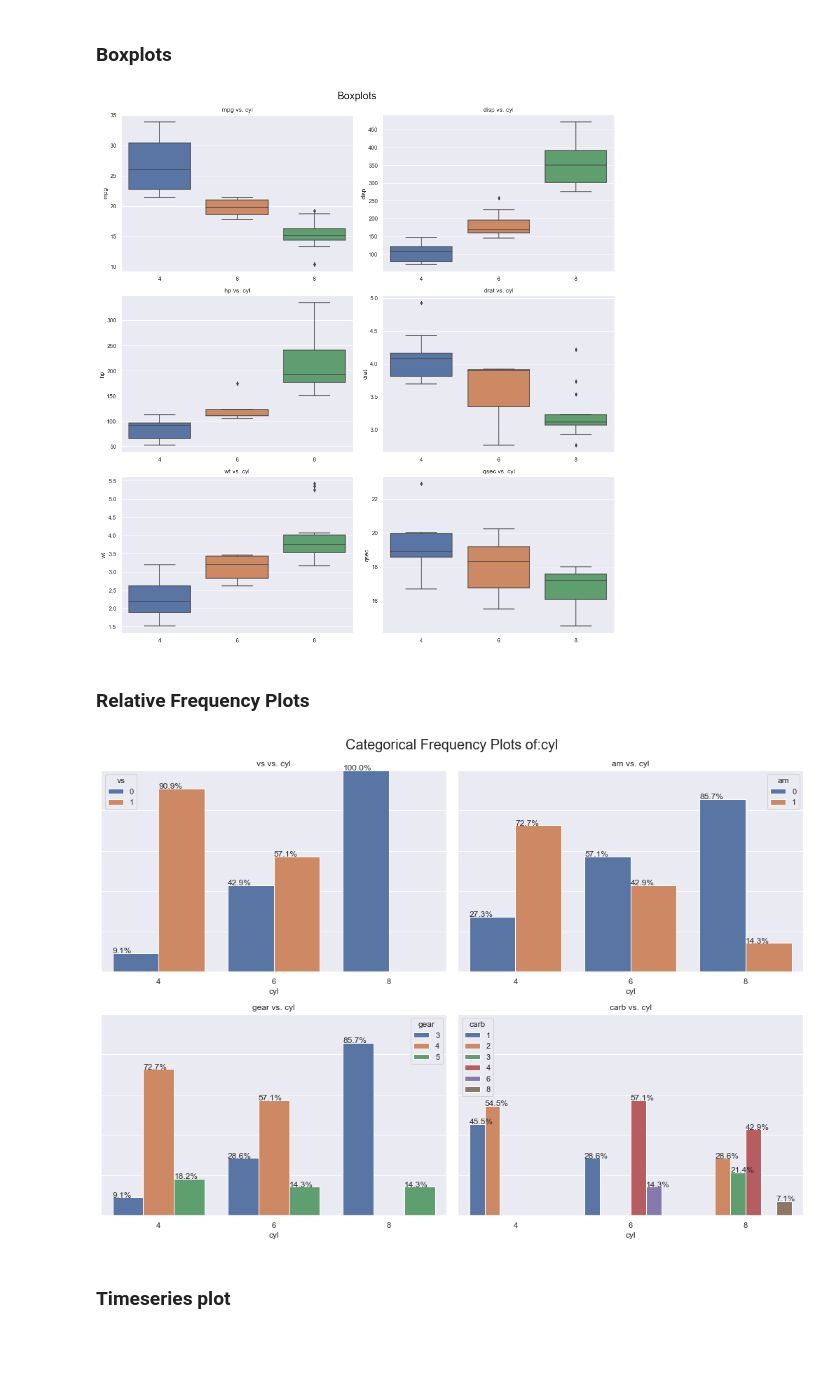
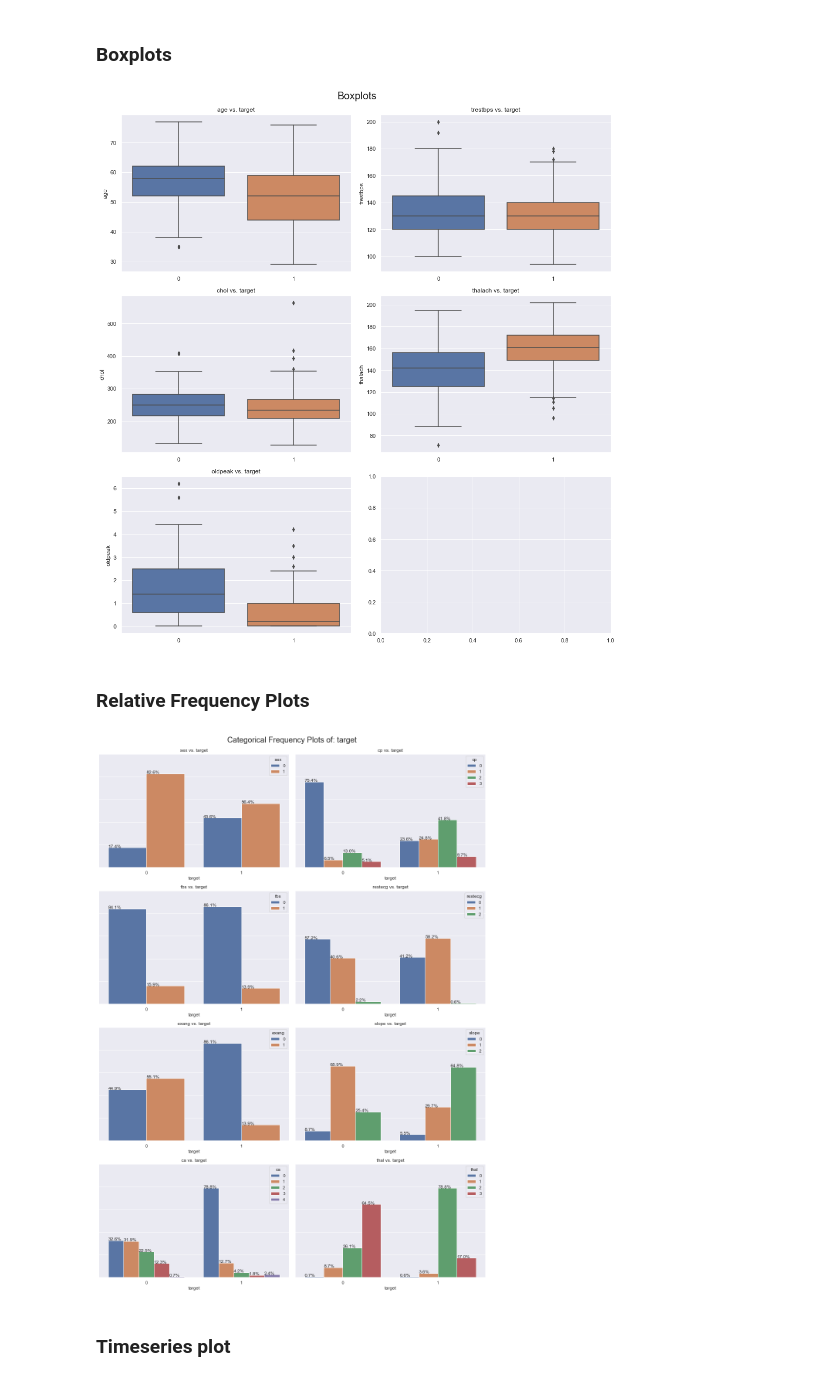
Before and after one commit to GrandPurpleOcelot/Auto-EDA, a Jupyter notebook: Auto_EDA.ipynb, the cells around one changed output. Drawn from its saved outputs; the diff is of its cells as text; code cells hidden in the pictures; blank space fills up the shorter version.

```diff
--- a/Auto_EDA.ipynb
+++ b/Auto_EDA.ipynb
@@ -473,7 +490,7 @@ Use argument missing_tag for encoded missing values''')
             total_rows = int(np.ceil(num_plots/total_cols))
             fig, axs = plt.subplots(nrows=total_rows, ncols=total_cols,
                                     figsize=(7*total_cols, 5*total_rows), constrained_layout=True)
-            fig.suptitle('Categorical Frequency Plots of:' + target, fontsize = 20)
+            fig.suptitle('Categorical Frequency Plots of: ' + target, fontsize = 20)
             # exclude target variable
             non_target_list = [i for i in self.cat_cols if i != target]
             for i, col in enumerate(non_target_list):
@@ -501,6 +518,43 @@ Use argument missing_tag for encoded missing values''')
                     logging.disable(logging.WARNING)
                     catplot.text(txt_x, txt_y, txt)
 
+    def correspondence_analysis(self, target = None):
+        if target == None:
+            print("Please specify a categorical column as x-axis using 'target' argument")
+        else:
+            num_plots = len(self.cat_cols) - 1
+            total_cols = 2
+            total_rows = int(np.ceil(num_plots/total_cols))
+            fig, axs = plt.subplots(nrows=total_rows, ncols=total_cols,
+                                    figsize=(7*total_cols, 7*total_rows), constrained_layout=True)
+            fig.suptitle('Correspondence Analysis for column: ' + target, fontsize = 20)
+            # exclude target variable
+            non_target_list = [i for i in self.cat_cols if i != target]
+            for i, col in enumerate(non_target_list):
+                row = i//total_cols
+                pos = i % total_cols
+                X = self.df.copy()
+                X = pd.crosstab(X[col], X[target])
+
+                ca = prince.CA(
+                     n_components=2,
+                     n_iter=3,
+                     copy=True,
+                     check_input=True,
+                     engine='auto',
+                     random_state=42)
+
+
+                ca = ca.fit(X)
+
+                ax = ca.plot_coordinates(
+                     X=X,
+                     ax=axs[row][pos],
+                     x_component=0,
+                     y_component=1,
+                     show_row_labels=True,
+                     show_col_labels=True)
+
     def timeseries_plots(self, grouper = 'W'):
         if len(self.datetime_cols) == 0:
             print('No datetime column detected. Make sure datetime64 type exist.')
@@ -524,7 +578,7 @@ Use argument missing_tag for encoded missing values''')
 # %% [markdown]
 ## Dataset Overview
 # %%
-a = auto_eda(mtcars)
+a = auto_eda(heart)
 # %%
 a.df.info()
 # %% [output]
@@ -666,15 +727,15 @@ a.pca()
 # %% [markdown]
 ### Boxplots
 # %%
-a.boxplots(target = 'cyl')
+a.boxplots(target = 'target')
 # %% [output]
-[figure, old version]
+[figure, new version]
 # %% [markdown]
 ### Relative Frequency Plots
 # %%
-a.cat_plots(target = 'cyl')
+a.cat_plots(target = 'target')
 # %% [output]
-[figure, old version]
+[figure, new version]
 # %% [markdown]
 ### Timeseries plot
 # %%
```
Also changed, not shown: parts of 15 cells of this notebook, 1 other file.
